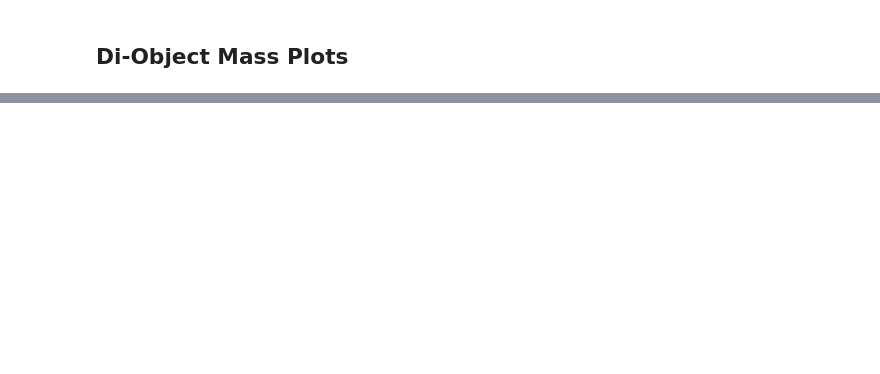
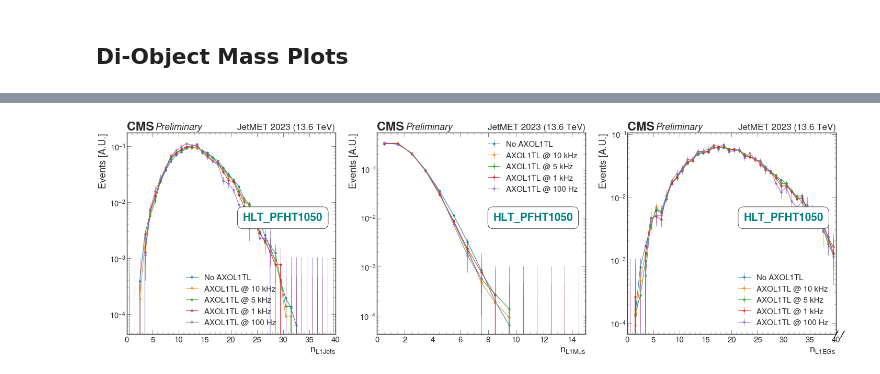
Before and after one commit to ellisonscheuller/coffea_casa, a Jupyter notebook: JetMET_plots.ipynb, the cells around one changed output, grey strips where cells are left out. Drawn from its saved outputs; the diff is of its cells as text; code cells hidden in the pictures; blank space fills up the shorter version.

```diff
--- a/JetMET_plots.ipynb
+++ b/JetMET_plots.ipynb
@@ -383,0 +376,90 @@ for i, (obj1,obj2) in enumerate([('Jet','Muon'),('Jet','Electron'),('Muon','Elec
+# %%
+# Multiplicity
+fig, ax = plt.subplots(1, 3, figsize=(35, 10))
+xrange = [(0,40), (0,15), (0,40)]
+norm = True
+for i, obj in enumerate(['L1Jet', 'L1Mu', 'L1EG']):
+    (hist_result['JetMET0_slimmed']['hists'][f'n_{obj}_nocut'] * wgt).plot(ax=ax[i], histtype='errorbar', label='No AXOL1TL', linestyle='-', density=norm)
+    (hist_result['JetMET0_slimmed']['hists'][f'n_{obj}_10khz'] * wgt).plot(ax=ax[i], histtype='errorbar', label='AXOL1TL @ 10 kHz', linestyle='-', density=norm)
+    (hist_result['JetMET0_slimmed']['hists'][f'n_{obj}_5khz'] * wgt).plot(ax=ax[i], histtype='errorbar', label='AXOL1TL @ 5 kHz', linestyle='-', density=norm)
+    (hist_result['JetMET0_slimmed']['hists'][f'n_{obj}_1khz'] * wgt).plot(ax=ax[i], histtype='errorbar', label='AXOL1TL @ 1 kHz', linestyle='-', density=norm)
+    (hist_result['JetMET0_slimmed']['hists'][f'n_{obj}_100hz'] * wgt).plot(ax=ax[i], histtype='errorbar', label='AXOL1TL @ 100 Hz', linestyle='-', density=norm)
+    hep.cms.label('Preliminary', ax=ax[i], data=True, lumi=None, year='JetMET 2023', com=13.6)
+    ax[i].set_xlim(*xrange[i])
+    ax[i].set_xlabel(f'$n_{{{obj+"s"}}}$', loc='right')
+    ax[i].set_ylabel('Events [A.U.]', loc='top')
+    ax[i].set_yscale('log')
+    ax[i].legend()
+
+    trig = has_trigger(hist_result)
+    if trig:
+        ax[i].text(0.94, 0.55, trig, fontweight='bold', transform=ax[i].transAxes,
+            verticalalignment='bottom', horizontalalignment='right',
+            color='teal', fontsize=30, bbox=dict(facecolor='white', edgecolor='black', boxstyle='round,pad=.5'))
+
+# Pt
+fig, ax = plt.subplots(1, 3, figsize=(35, 10))
+xrange = [(0,100), (0,100), (0,100)]
+for i, obj in enumerate(['L1Jet', 'L1Mu', 'L1EG']):
+    (hist_result['JetMET0_slimmed']['hists'][f'pt_{obj}_nocut'] * wgt).plot(ax=ax[i], histtype='errorbar', label='No AXOL1TL', linestyle='-', density=norm)
+    (hist_result['JetMET0_slimmed']['hists'][f'pt_{obj}_10khz'] * wgt).plot(ax=ax[i], histtype='errorbar', label='AXOL1TL @ 10 kHz', linestyle='-', density=norm)
+    (hist_result['JetMET0_slimmed']['hists'][f'pt_{obj}_5khz'] * wgt).plot(ax=ax[i], histtype='errorbar', label='AXOL1TL @ 5 kHz', linestyle='-', density=norm)
+    (hist_result['JetMET0_slimmed']['hists'][f'pt_{obj}_1khz'] * wgt).plot(ax=ax[i], histtype='errorbar', label='AXOL1TL @ 1 kHz', linestyle='-', density=norm)
+    (hist_result['JetMET0_slimmed']['hists'][f'pt_{obj}_100hz'] * wgt).plot(ax=ax[i], histtype='errorbar', label='AXOL1TL @ 100 Hz', linestyle='-', density=norm)
+
+    hep.cms.label('Preliminary', ax=ax[i], data=True, lumi=None, year='JetMET 2023', com=13.6)
+    ax[i].set_xlim(*xrange[i])
+    ax[i].set_xlabel(f'$p_{{T}}({obj+"s"})$ [GeV]', loc='right')
+    ax[i].set_ylabel('Events [A.U.]', loc='top')
+    ax[i].set_yscale('log')
+    ax[i].legend()
+
+    trig = has_trigger(hist_result)
+    if trig:
+        ax[i].text(0.94, 0.55, trig, fontweight='bold', transform=ax[i].transAxes,
+            verticalalignment='bottom', horizontalalignment='right',
+            color='teal', fontsize=30, bbox=dict(facecolor='white', edgecolor='black', boxstyle='round,pad=.5'))
+
+# Eta
+fig, ax = plt.subplots(1, 3, figsize=(35, 10))
+for i, obj in enumerate(['Jet', 'Muon', 'Electron']):
+    (hist_result['JetMET0_slimmed']['hists'][f'eta_{obj}_nocut'] * wgt).plot(ax=ax[i], histtype='errorbar', label='No AXOL1TL', linestyle='-', density=norm)
+    (hist_result['JetMET0_slimmed']['hists'][f'eta_{obj}_10khz'] * wgt).plot(ax=ax[i], histtype='errorbar', label='AXOL1TL @ 10 kHz', linestyle='-', density=norm)
+    (hist_result['JetMET0_slimmed']['hists'][f'eta_{obj}_5khz'] * wgt).plot(ax=ax[i], histtype='errorbar', label='AXOL1TL @ 5 kHz', linestyle='-', density=norm)
+    (hist_result['JetMET0_slimmed']['hists'][f'eta_{obj}_1khz'] * wgt).plot(ax=ax[i], histtype='errorbar', label='AXOL1TL @ 1 kHz', linestyle='-', density=norm)
+    (hist_result['JetMET0_slimmed']['hists'][f'eta_{obj}_100hz'] * wgt).plot(ax=ax[i], histtype='errorbar', label='AXOL1TL @ 100 Hz', linestyle='-', density=norm)
+
+    hep.cms.label('Preliminary', ax=ax[i], data=True, lumi=None, year='JetMET 2023', com=13.6)
+    ax[i].set_xlabel(f'$\eta({obj+"s"})$', loc='right')
+    ax[i].set_ylabel('Events [A.U.]', loc='top')
+    # ax[i].set_yscale('log')
+    ax[i].legend()
+
+    trig = has_trigger(hist_result)
+    if trig:
+        ax[i].text(0.95, 0.9, trig, fontweight='bold', transform=ax[i].transAxes,
+            verticalalignment='bottom', horizontalalignment='right',
+            color='teal', fontsize=30, bbox=dict(facecolor='white', edgecolor='black', boxstyle='round,pad=.5'))
+
+# Phi
+fig, ax = plt.subplots(1, 3, figsize=(35, 10))
+for i, obj in enumerate(['L1Jet', 'L1Mu', 'L1EG']):
+    (hist_result['JetMET0_slimmed']['hists'][f'phi_{obj}_nocut'] * wgt).plot(ax=ax[i], histtype='errorbar', label='No AXOL1TL', linestyle='-', density=norm)
+    (hist_result['JetMET0_slimmed']['hists'][f'phi_{obj}_10khz'] * wgt).plot(ax=ax[i], histtype='errorbar', label='AXOL1TL @ 10 kHz', linestyle='-', density=norm)
+    (hist_result['JetMET0_slimmed']['hists'][f'phi_{obj}_5khz'] * wgt).plot(ax=ax[i], histtype='errorbar', label='AXOL1TL @ 5 kHz', linestyle='-', density=norm)
+    (hist_result['JetMET0_slimmed']['hists'][f'phi_{obj}_1khz'] * wgt).plot(ax=ax[i], histtype='errorbar', label='AXOL1TL @ 1 kHz', linestyle='-', density=norm)
+    (hist_result['JetMET0_slimmed']['hists'][f'phi_{obj}_100hz'] * wgt).plot(ax=ax[i], histtype='errorbar', label='AXOL1TL @ 100 Hz', linestyle='-', density=norm)
+
+    hep.cms.label('Preliminary', ax=ax[i], data=True, lumi=None, year='JetMET 2023', com=13.6)
+    ax[i].set_xlabel(f'$\phi({obj+"s"})$', loc='right')
+    ax[i].set_ylabel('Events [A.U.]', loc='top')
+    # ax[i].set_yscale('log')
+    ax[i].legend()
+
+    trig = has_trigger(hist_result)
+    if trig:
+        ax[i].text(0.7, 0.45, trig, fontweight='bold', transform=ax[i].transAxes,
+            verticalalignment='bottom', horizontalalignment='right',
+            color='teal', fontsize=30, bbox=dict(facecolor='white', edgecolor='black', boxstyle='round,pad=.5'))
+# %% [output]
+[figure, added]
```
Also changed, not shown: parts of 11 cells of this notebook, 1 other file.
